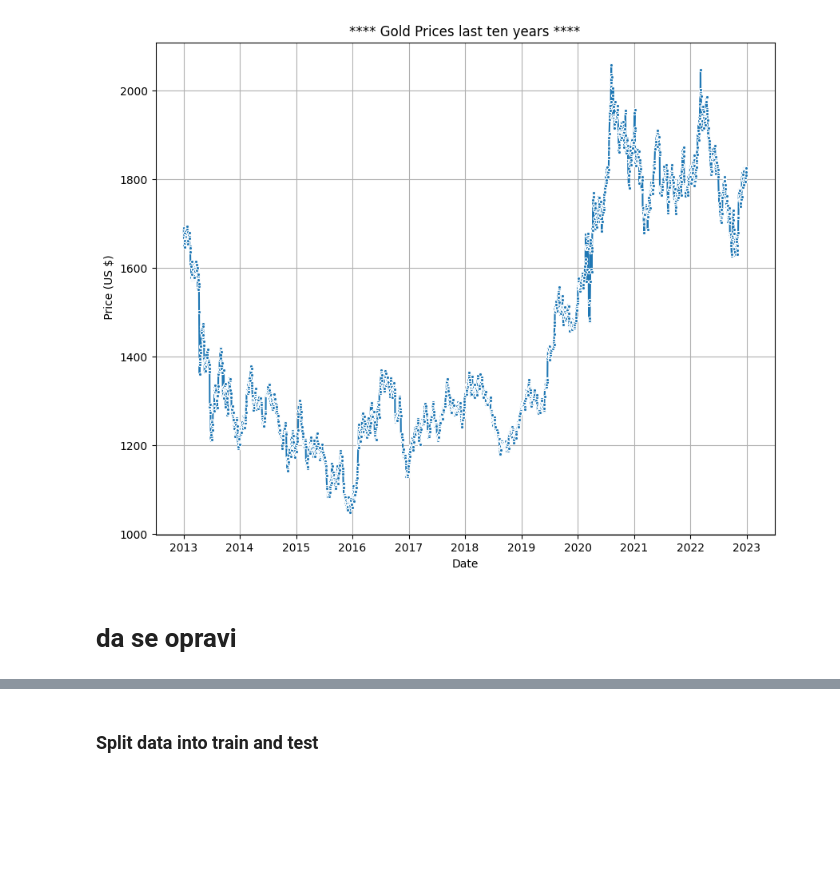
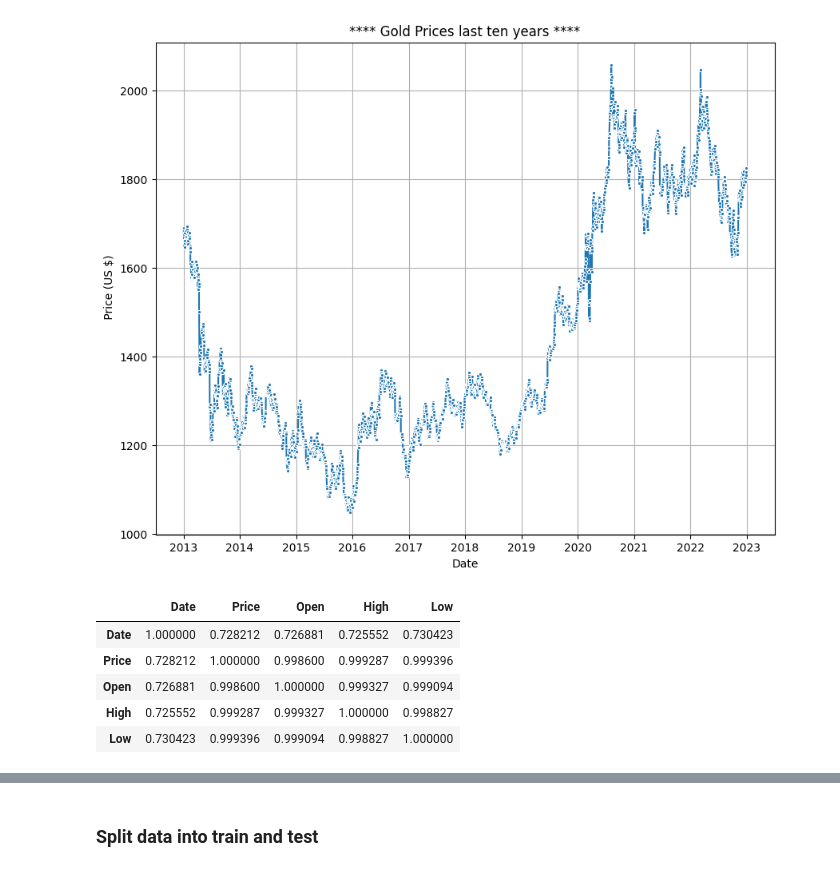
Before and after one commit to Ivanov12op/GoldPricePrediction, a Jupyter notebook: Prediction_gold_price.ipynb, the cells around one changed output, grey strips where cells are left out. Saved outputs shown, nothing was run; the diff lists cells and outputs as text; code cells hidden in the pictures; blank space fills up the shorter version.

```diff
--- a/Prediction_gold_price.ipynb
+++ b/Prediction_gold_price.ipynb
@@ -140,7 +147,15 @@ plt.grid()
 plt.show()
 # %% [output]
 [figure]
-# %% [markdown]
- # da se opravi
+# %%
+# Show correlations
+df.corr()
+# %% [output]
+|  | Date | Price | Open | High | Low |
+| Date | 1.000000 | 0.728212 | 0.726881 | 0.725552 | 0.730423 |
+| Price | 0.728212 | 1.000000 | 0.998600 | 0.999287 | 0.999396 |
+| Open | 0.726881 | 0.998600 | 1.000000 | 0.999327 | 0.999094 |
+| High | 0.725552 | 0.999287 | 0.999327 | 1.000000 | 0.998827 |
+| Low | 0.730423 | 0.999396 | 0.999094 | 0.998827 | 1.000000 |
 # %%
 
```
Also changed, not shown: parts of 17 cells of this notebook.
